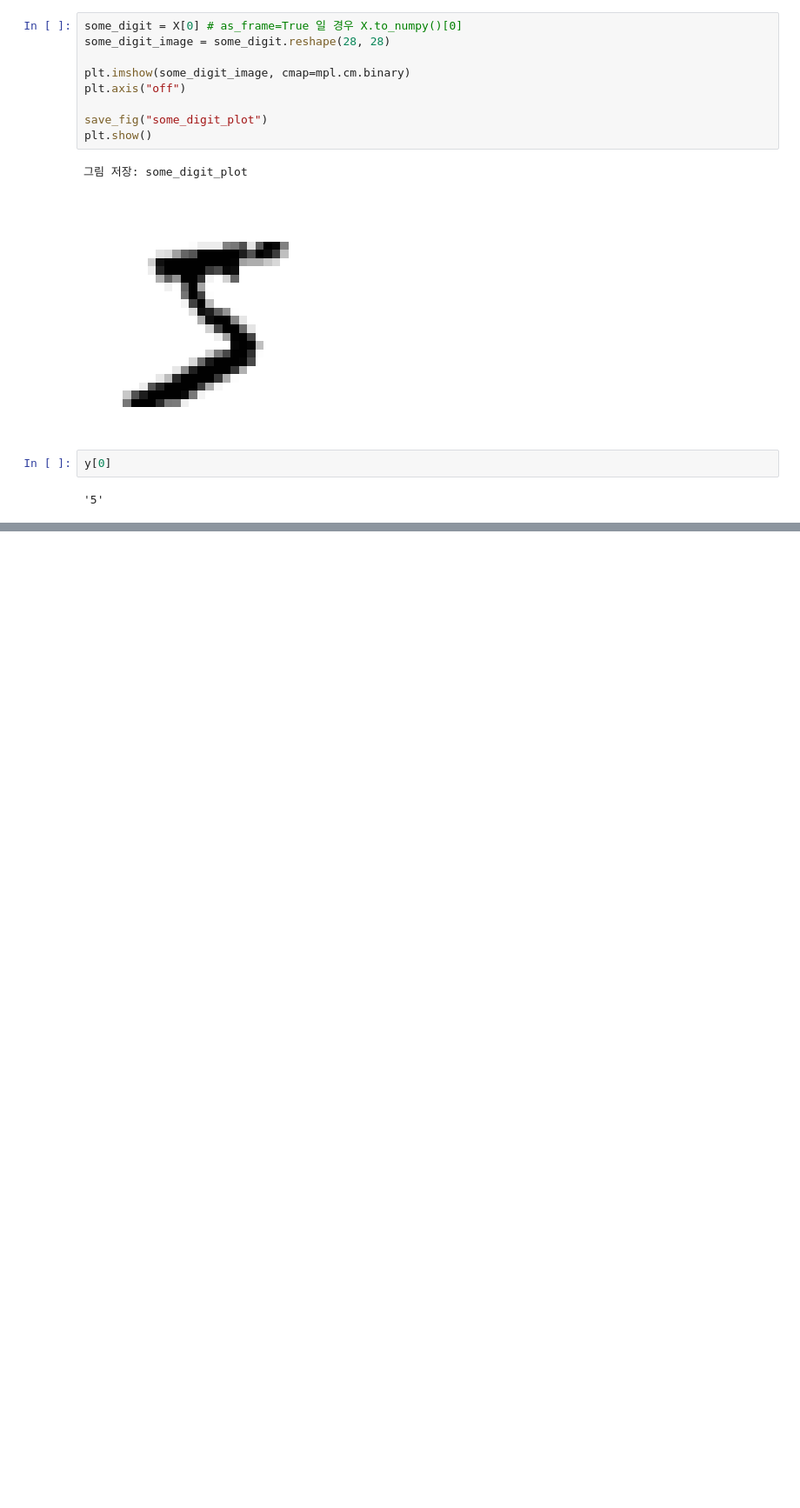
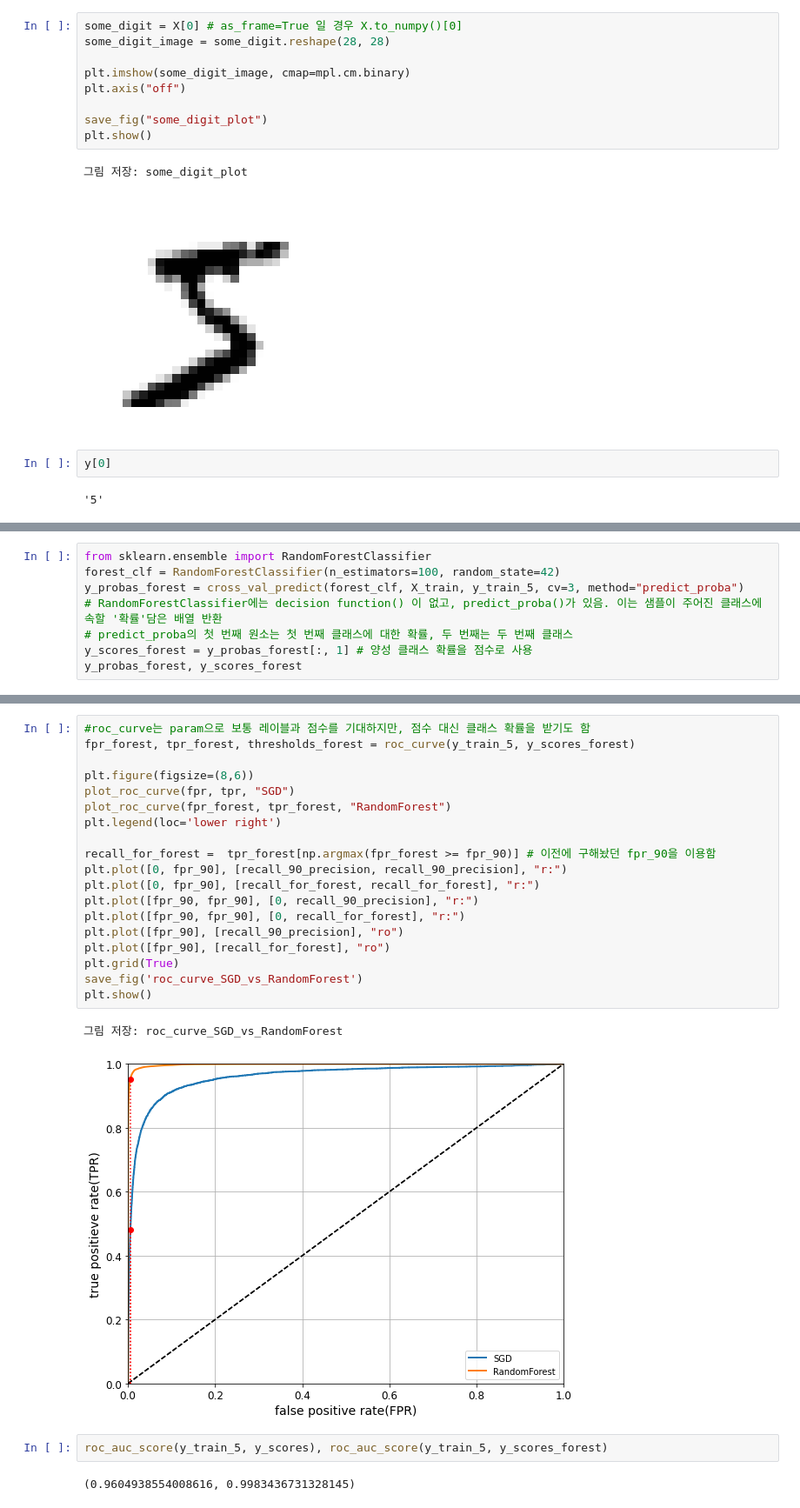
Before and after one commit to YuchanJung/TIL, a Jupyter notebook: ml/handson-ml2/classification.ipynb, the cells around one changed output, grey strips where cells are left out. Shown at 87% size. Drawn from its saved outputs; the diff is of its cells as text; blank space fills up the shorter version.

```diff
--- a/ml/handson-ml2/classification.ipynb
+++ b/ml/handson-ml2/classification.ipynb
@@ -63,0 +225,8 @@ y[0]
+# %%
+from sklearn.ensemble import RandomForestClassifier
+forest_clf = RandomForestClassifier(n_estimators=100, random_state=42)
+y_probas_forest = cross_val_predict(forest_clf, X_train, y_train_5, cv=3, method="predict_proba")
+# RandomForestClassifier에는 decision function() 이 없고, predict_proba()가 있음. 이는 샘플이 주어진 클래스에 속할 '확률'담은 배열 반환
+# predict_proba의 첫 번째 원소는 첫 번째 클래스에 대한 확률, 두 번째는 두 번째 클래스
+y_scores_forest = y_probas_forest[:, 1] # 양성 클래스 확률을 점수로 사용
+y_probas_forest, y_scores_forest
@@ -63,0 +242,26 @@ y[0]
+# %%
+#roc_curve는 param으로 보통 레이블과 점수를 기대하지만, 점수 대신 클래스 확률을 받기도 함
+fpr_forest, tpr_forest, thresholds_forest = roc_curve(y_train_5, y_scores_forest)
+
+plt.figure(figsize=(8,6))
+plot_roc_curve(fpr, tpr, "SGD")
+plot_roc_curve(fpr_forest, tpr_forest, "RandomForest")
+plt.legend(loc='lower right')
+
+recall_for_forest =  tpr_forest[np.argmax(fpr_forest >= fpr_90)] # 이전에 구해놨던 fpr_90을 이용함
+plt.plot([0, fpr_90], [recall_90_precision, recall_90_precision], "r:")
+plt.plot([0, fpr_90], [recall_for_forest, recall_for_forest], "r:")
+plt.plot([fpr_90, fpr_90], [0, recall_90_precision], "r:")
+plt.plot([fpr_90, fpr_90], [0, recall_for_forest], "r:")
+plt.plot([fpr_90], [recall_90_precision], "ro")
+plt.plot([fpr_90], [recall_for_forest], "ro")
+plt.grid(True)
+save_fig('roc_curve_SGD_vs_RandomForest')
+plt.show()
+# %% [output]
+그림 저장: roc_curve_SGD_vs_RandomForest
+[figure, added]
+# %%
+roc_auc_score(y_train_5, y_scores), roc_auc_score(y_train_5, y_scores_forest)
+# %% [output]
+(0.9604938554008616, 0.9983436731328145)
```
Also changed, not shown: parts of 26 cells of this notebook.
